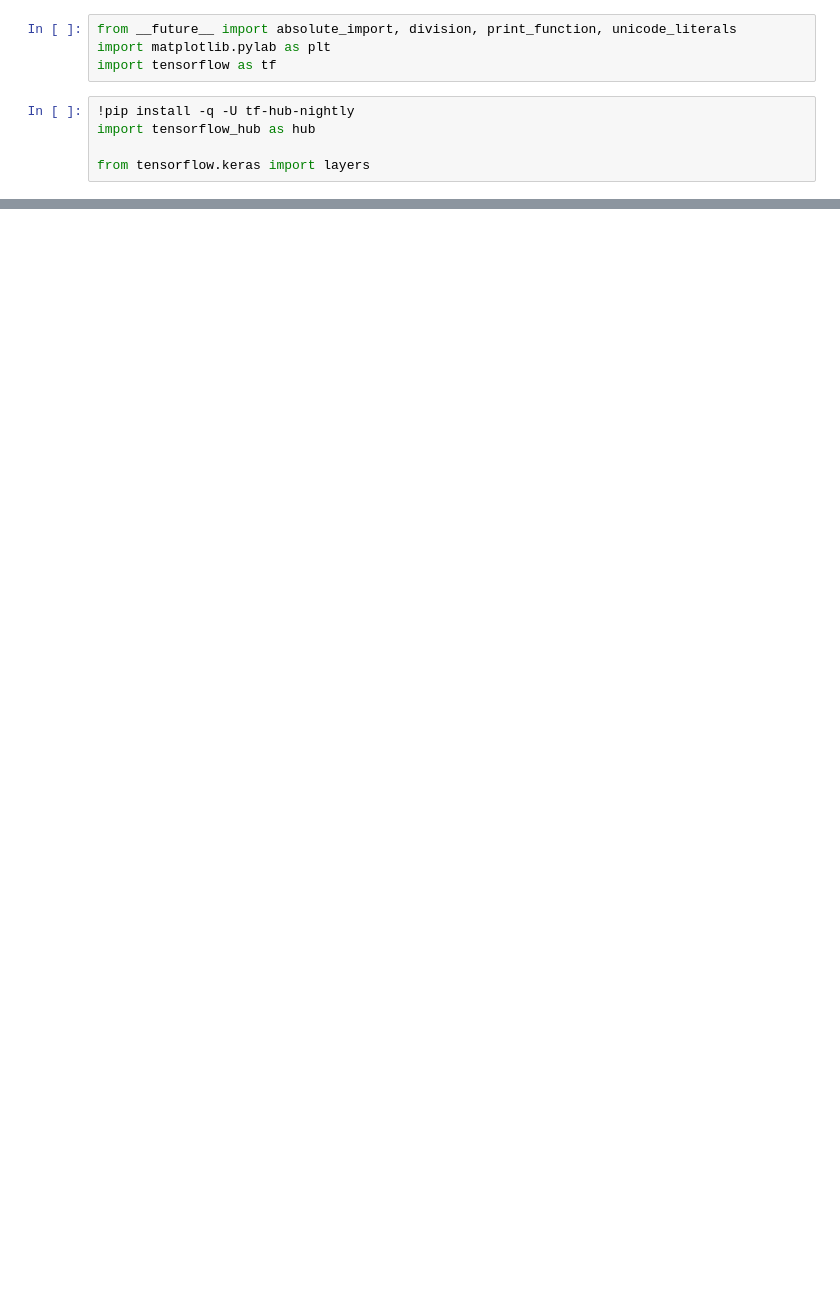
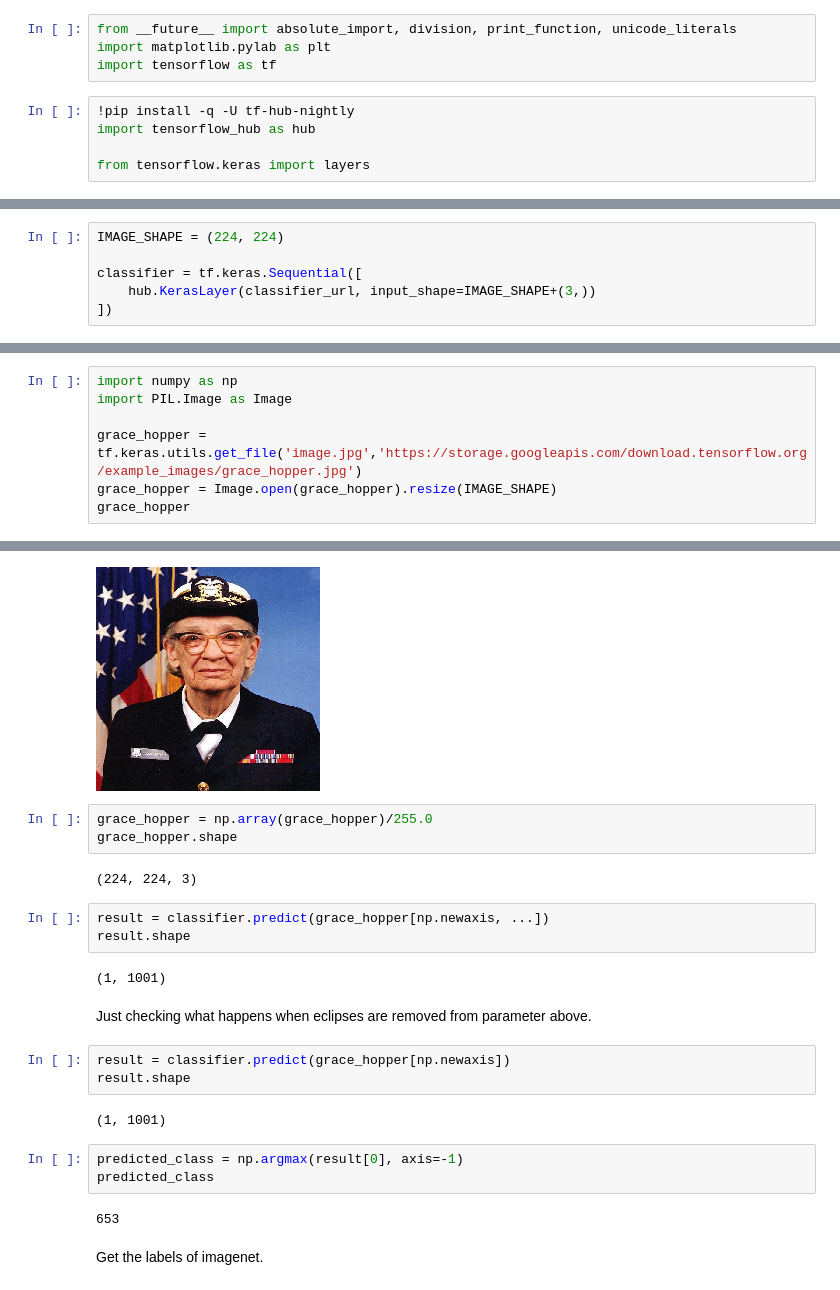
Before and after one commit to pradeepprasad/Machine_Learning_Workspace, a Jupyter notebook: Transfer_Learning_0_1.ipynb, the cells around one changed output, grey strips where cells are left out. Drawn from its saved outputs; the diff is of its cells as text; blank space fills up the shorter version.

```diff
--- a/Transfer_Learning_0_1.ipynb
+++ b/Transfer_Learning_0_1.ipynb
@@ -11,0 +16,6 @@ from tensorflow.keras import layers
+# %%
+IMAGE_SHAPE = (224, 224)
+
+classifier = tf.keras.Sequential([
+    hub.KerasLayer(classifier_url, input_shape=IMAGE_SHAPE+(3,))
+])
@@ -11,0 +29,8 @@ from tensorflow.keras import layers
+# %%
+import numpy as np
+import PIL.Image as Image
+
+grace_hopper = tf.keras.utils.get_file('image.jpg','https://storage.googleapis.com/download.tensorflow.org/example_images/grace_hopper.jpg')
+grace_hopper = Image.open(grace_hopper).resize(IMAGE_SHAPE)
+grace_hopper
+# %% [output]
@@ -11,0 +39,25 @@ from tensorflow.keras import layers
+[figure, added]
+# %%
+grace_hopper = np.array(grace_hopper)/255.0
+grace_hopper.shape
+# %% [output]
+(224, 224, 3)
+# %%
+result = classifier.predict(grace_hopper[np.newaxis, ...])
+result.shape
+# %% [output]
+(1, 1001)
+# %% [markdown]
+Just checking what happens when eclipses are removed from parameter above.
+# %%
+result = classifier.predict(grace_hopper[np.newaxis])
+result.shape
+# %% [output]
+(1, 1001)
+# %%
+predicted_class = np.argmax(result[0], axis=-1)
+predicted_class
+# %% [output]
+653
+# %% [markdown]
+Get the labels of imagenet.
```
Also changed, not shown: parts of 16 cells of this notebook.
